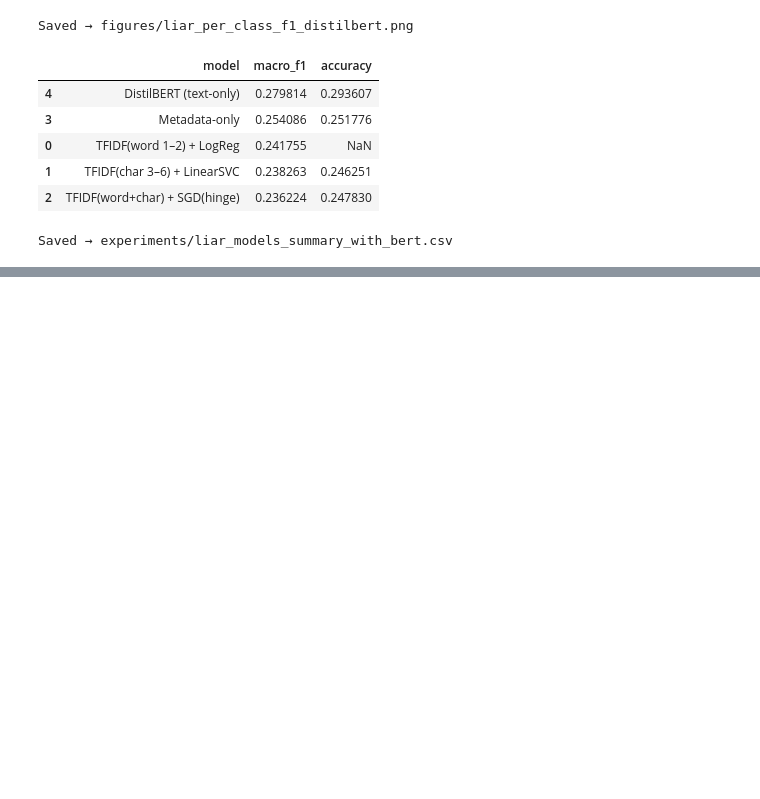
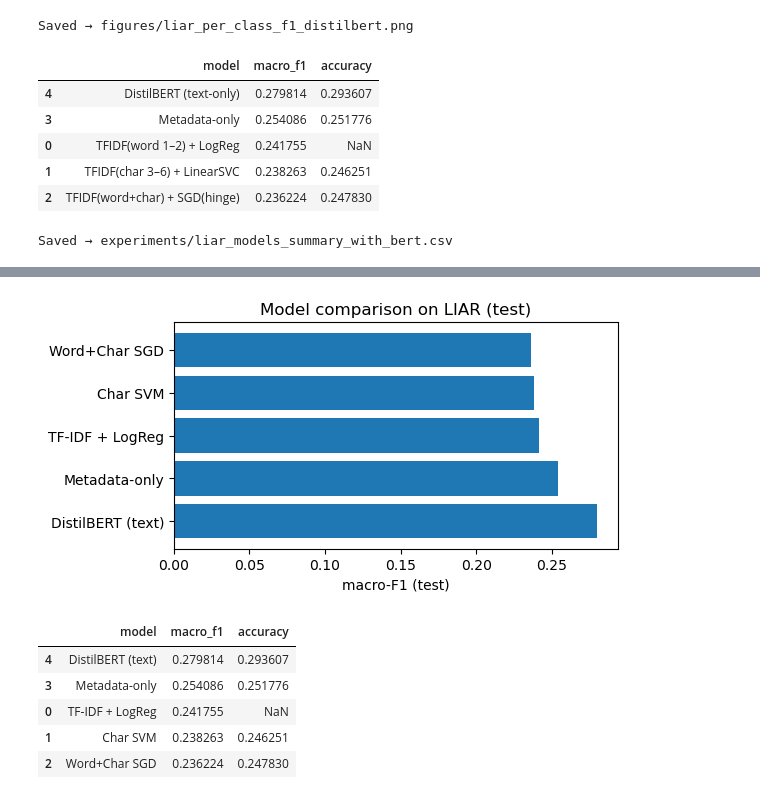
Before and after one commit to aleksandarnn/fake-news-detection-group2, a Jupyter notebook: NLP_Project.ipynb, the cells around one changed output, grey strips where cells are left out. Saved outputs shown, nothing was run; the diff lists cells and outputs as text; code cells hidden in the pictures; blank space fills up the shorter version.

```diff
--- a/NLP_Project.ipynb
+++ b/NLP_Project.ipynb
@@ -765,0 +845,38 @@ Saved → experiments/liar_models_summary_with_bert.csv
+# %%
+import json, numpy as np
+
+rows = []
+def add_metrics(path, name, acc_key="test_accuracy", f1_key="test_macro_f1"):
+    try:
+        with open(path) as f: d = json.load(f)
+        f1 = d.get(f1_key, d.get("macro_f1"))
+        acc = d.get(acc_key, d.get("accuracy"))
+        rows.append((name, float(f1), float(acc) if acc is not None else None))
+    except Exception as e:
+        print("Missing or unreadable:", path, e)
+
+add_metrics("experiments/liar_logreg_metrics.json", "TF-IDF + LogReg")
+add_metrics("experiments/liar_char_svm_metrics.json", "Char SVM")
+add_metrics("experiments/liar_wordchar_sgd_metrics.json", "Word+Char SGD")
+add_metrics("experiments/liar_metadata_only_metrics.json", "Metadata-only")
+add_metrics("experiments/bert_liar_plain/metrics.json", "DistilBERT (text)")
+
+dfm = pd.DataFrame(rows, columns=["model","macro_f1","accuracy"]).sort_values("macro_f1", ascending=False)
+plt.figure(figsize=(6,3.2))
+plt.barh(dfm["model"], dfm["macro_f1"])
+plt.xlabel("macro-F1 (test)")
+plt.title("Model comparison on LIAR (test)")
+plt.tight_layout()
+plt.savefig("figures/model_comparison_macroF1.png", dpi=300)
+plt.show()
+
+dfm.to_csv("experiments/liar_models_summary_for_poster.csv", index=False)
+dfm
+# %% [output]
+[figure, added]
+|  | model | macro_f1 | accuracy |
+| 4 | DistilBERT (text) | 0.279814 | 0.293607 |
+| 3 | Metadata-only | 0.254086 | 0.251776 |
+| 0 | TF-IDF + LogReg | 0.241755 | NaN |
+| 1 | Char SVM | 0.238263 | 0.246251 |
+| 2 | Word+Char SGD | 0.236224 | 0.247830 |
```
Also changed, not shown: parts of 4 cells of this notebook.
